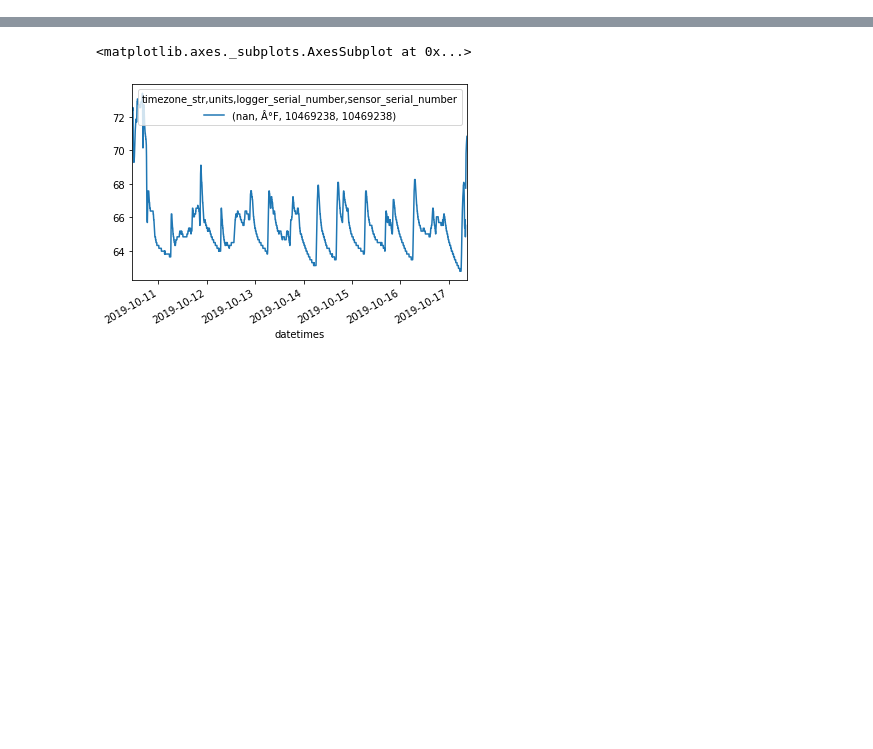
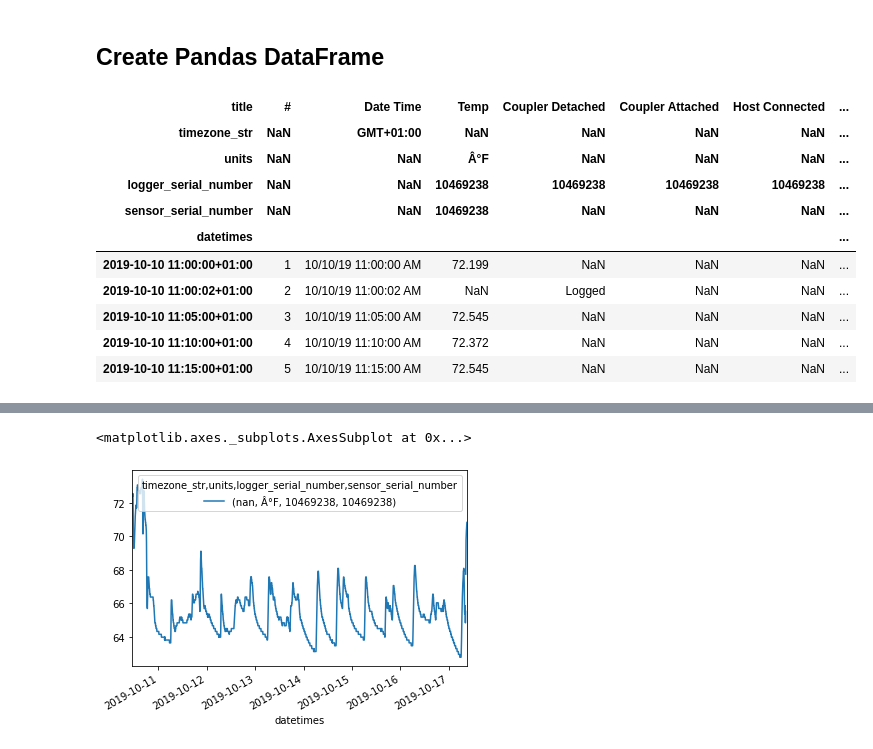
Before and after one commit to building-energy/hoboreader, a Jupyter notebook: demo/dataframe_demo.ipynb, the cells around one changed output, grey strips where cells are left out. Cells and saved outputs as stored; diff of their text form; code cells hidden in the pictures; blank space fills up the shorter version.

```diff
--- a/demo/dataframe_demo.ipynb
+++ b/demo/dataframe_demo.ipynb
@@ -29,0 +10,17 @@ df
+# %% [markdown]
+## Create Pandas DataFrame
+# %%
+df=h.get_dataframe()
+df.head()
+# %% [output]
+| title | # | Date Time | Temp | Coupler Detached | Coupler Attached | Host Connected | ... |
+| timezone_str | NaN | GMT+01:00 | NaN | NaN | NaN | NaN | ... |
+| units | NaN | NaN | Â°F | NaN | NaN | NaN | ... |
+| logger_serial_number | NaN | NaN | 10469238 | 10469238 | 10469238 | 10469238 | ... |
+| sensor_serial_number | NaN | NaN | 10469238 | NaN | NaN | NaN | ... |
+| datetimes |  |  |  |  |  |  | ... |
+| 2019-10-10 11:00:00+01:00 | 1 | 10/10/19 11:00:00 AM | 72.199 | NaN | NaN | NaN | ... |
+| 2019-10-10 11:00:02+01:00 | 2 | 10/10/19 11:00:02 AM | NaN | Logged | NaN | NaN | ... |
+| 2019-10-10 11:05:00+01:00 | 3 | 10/10/19 11:05:00 AM | 72.545 | NaN | NaN | NaN | ... |
+| 2019-10-10 11:10:00+01:00 | 4 | 10/10/19 11:10:00 AM | 72.372 | NaN | NaN | NaN | ... |
+| 2019-10-10 11:15:00+01:00 | 5 | 10/10/19 11:15:00 AM | 72.545 | NaN | NaN | NaN | ... |
```
Also changed, not shown: parts of 9 cells of this notebook, 5 other files.
